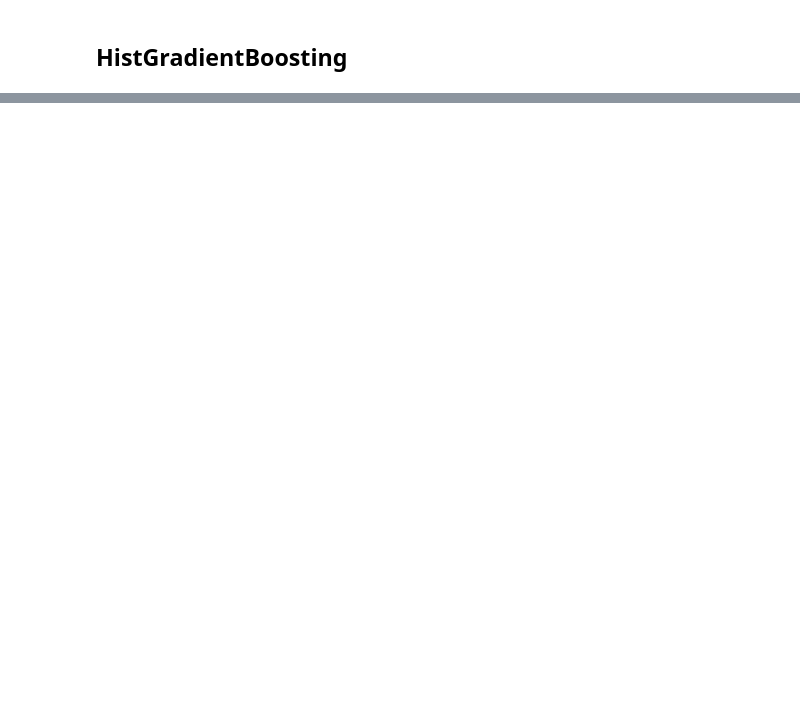
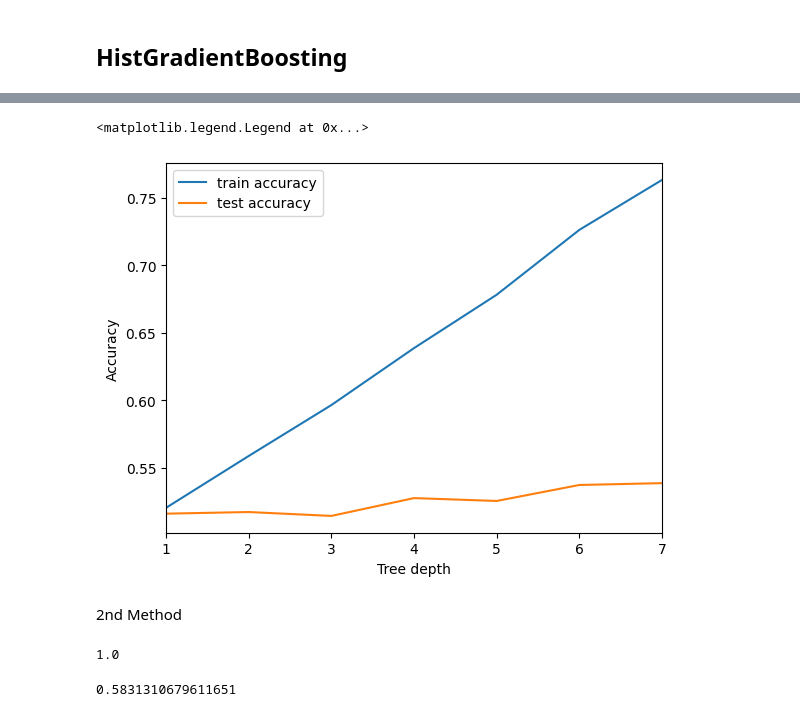
Before and after one commit to vincent-lagarde/Challenge_Natixis_NLP_Finance, a Jupyter notebook: notebooks/data_model.ipynb, the cells around one changed output, grey strips where cells are left out. Saved outputs shown, nothing was run; the diff lists cells and outputs as text; code cells hidden in the pictures; blank space fills up the shorter version.

```diff
--- a/notebooks/data_model.ipynb
+++ b/notebooks/data_model.ipynb
@@ -318,0 +574,30 @@ clf_boost2.score(X_test_concat,y_test)
+# %%
+cv = KFold(shuffle=True, n_splits=5, random_state=42)
+max_depth = [1, 2, 3, 4, 5, 6, 7]
+
+train_scores, test_scores = validation_curve(
+    rf, X_train_concat, np.array(y_train).ravel(), param_name="max_depth",
+    param_range=max_depth, cv=cv,
+    scoring="accuracy"
+)
+plt.plot(max_depth, train_scores.mean(axis=1), label="train accuracy")
+plt.plot(max_depth, test_scores.mean(axis=1), label="test accuracy")
+plt.ylabel('Accuracy')
+plt.xlabel('Tree depth')
+plt.xlim([1, max(max_depth)])
+plt.legend(loc="best")
+# %% [output]
+<matplotlib.legend.Legend at 0x...>
+[figure, added]
+# %% [markdown]
+2nd Method
+# %%
+rf2 = RandomForestClassifier()
+rf2.fit(X_train_concat2, np.array(y_train).ravel())
+rf2.score(X_train_concat2, y_train)
+# %% [output]
+1.0
+# %%
+rf2.score(X_test_concat2,y_test)
+# %% [output]
+0.5831310679611651
```
Also changed, not shown: parts of 49 cells of this notebook, 2 other files.
